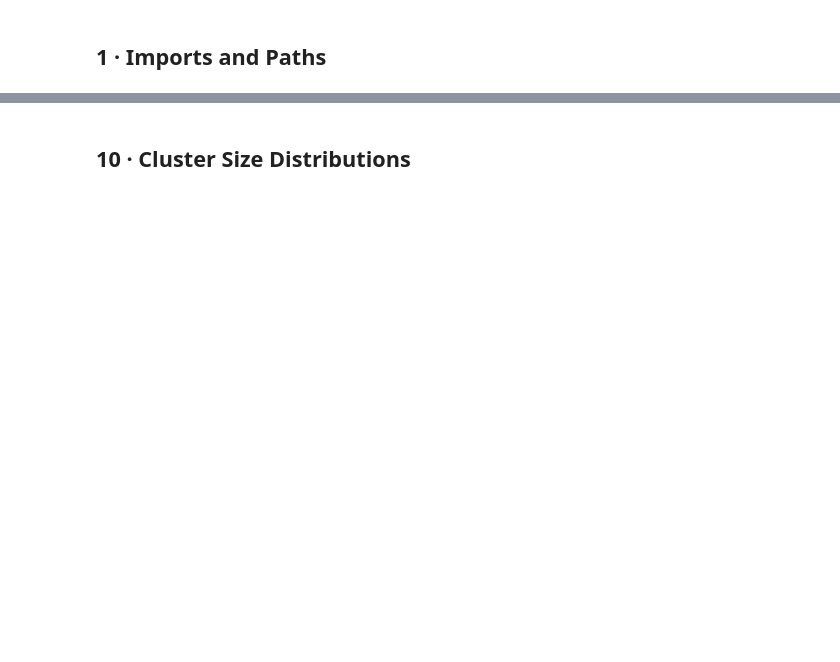
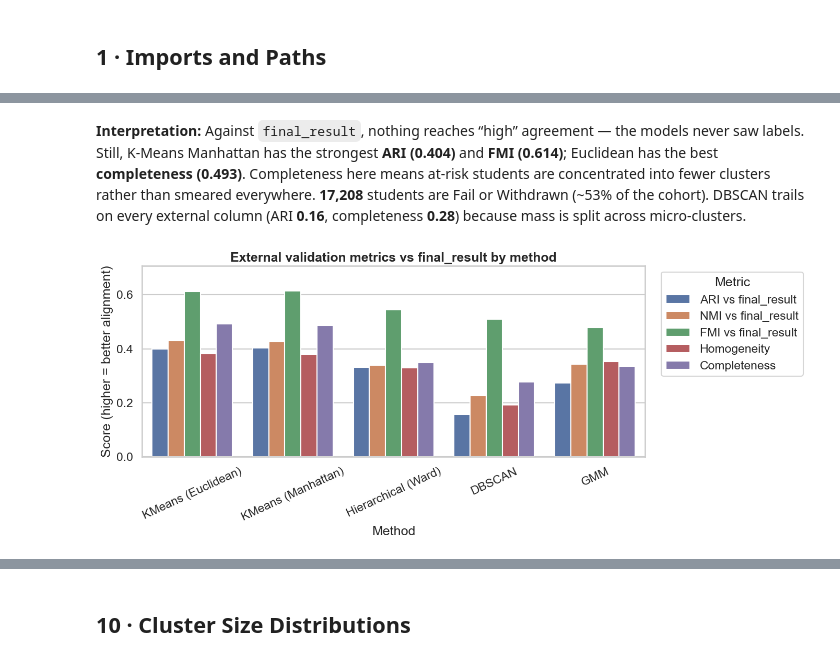
Before and after one commit to AfafKhadraoui/Student-Learning-Behavior-Clustering-Profiling, a Jupyter notebook: notebooks/07_model_comparison.ipynb, the cells around one changed output, grey strips where cells are left out. Saved outputs shown, nothing was run; the diff lists cells and outputs as text; code cells hidden in the pictures; blank space fills up the shorter version.

Commit message:
model comparison fixed

```diff
--- a/notebooks/07_model_comparison.ipynb
+++ b/notebooks/07_model_comparison.ipynb
@@ -485,0 +350,25 @@ plt.show()
+# %%
+
+internal_rows = []
+for method, labels in all_labels.items():
+    valid_mask = labels >= 0
+    X_v = X_scaled[valid_mask]
+    L_v = labels[valid_mask]
+    n_clusters = len(np.unique(L_v))
+    if n_clusters < 2:
+        print(f'{method}: skipped (< 2 clusters after noise removal)')
+        continue
+    sil = silhouette_score(X_v, L_v, sample_size=min(5000, len(X_v)), random_state=42)
+    db  = davies_bouldin_score(X_v, L_v)
+    ch  = calinski_harabasz_score(X_v, L_v)
+    internal_rows.append({
+        'Method': method,
+        'k': n_clusters,
+        'Silhouette': round(sil, 4),
+        'Davies-Bouldin': round(db, 4),
+        'Calinski-Harabasz': round(ch, 1),
+        'N valid students': int(valid_mask.sum()),
+    })
+
+internal_df = pd.DataFrame(internal_rows).set_index('Method')
+show_df(internal_df.sort_values('Silhouette', ascending=False))
@@ -485,0 +453,21 @@ plt.show()
+# %% [markdown]
+**Interpretation:** Against `final_result`, nothing reaches “high” agreement — the models never saw labels. Still, K-Means Manhattan has the strongest **ARI (0.404)** and **FMI (0.614)**; Euclidean has the best **completeness (0.493)**. Completeness here means at-risk students are concentrated into fewer clusters rather than smeared everywhere. **17,208** students are Fail or Withdrawn (~53% of the cohort). DBSCAN trails on every external column (ARI **0.16**, completeness **0.28**) because mass is split across micro-clusters.
+# %%
+
+ext_metrics = ['ARI vs final_result', 'NMI vs final_result', 'FMI vs final_result', 'Homogeneity', 'Completeness']
+plot_df = external_df[ext_metrics].reset_index()
+plot_long = plot_df.melt(id_vars='Method', var_name='Metric', value_name='Score')
+
+fig, ax = plt.subplots(figsize=(14, 6))
+sns.barplot(data=plot_long, x='Method', y='Score', hue='Metric', ax=ax)
+ax.set_title('External validation metrics vs final_result by method', fontweight='bold')
+ax.set_xlabel('Method')
+ax.set_ylabel('Score (higher = better alignment)')
+ax.tick_params(axis='x', rotation=25)
+ax.legend(title='Metric', bbox_to_anchor=(1.02, 1), loc='upper left')
+ax.set_ylim(0, max(0.05, plot_long['Score'].max() * 1.15))
+plt.tight_layout()
+plt.savefig(FIGURES_DIR / 'external_metrics_grouped_bar.png', bbox_inches='tight', dpi=150)
+plt.show()
+# %% [output]
+[figure, added]
```
Also changed, not shown: parts of 89 cells of this notebook, 1 other file.
